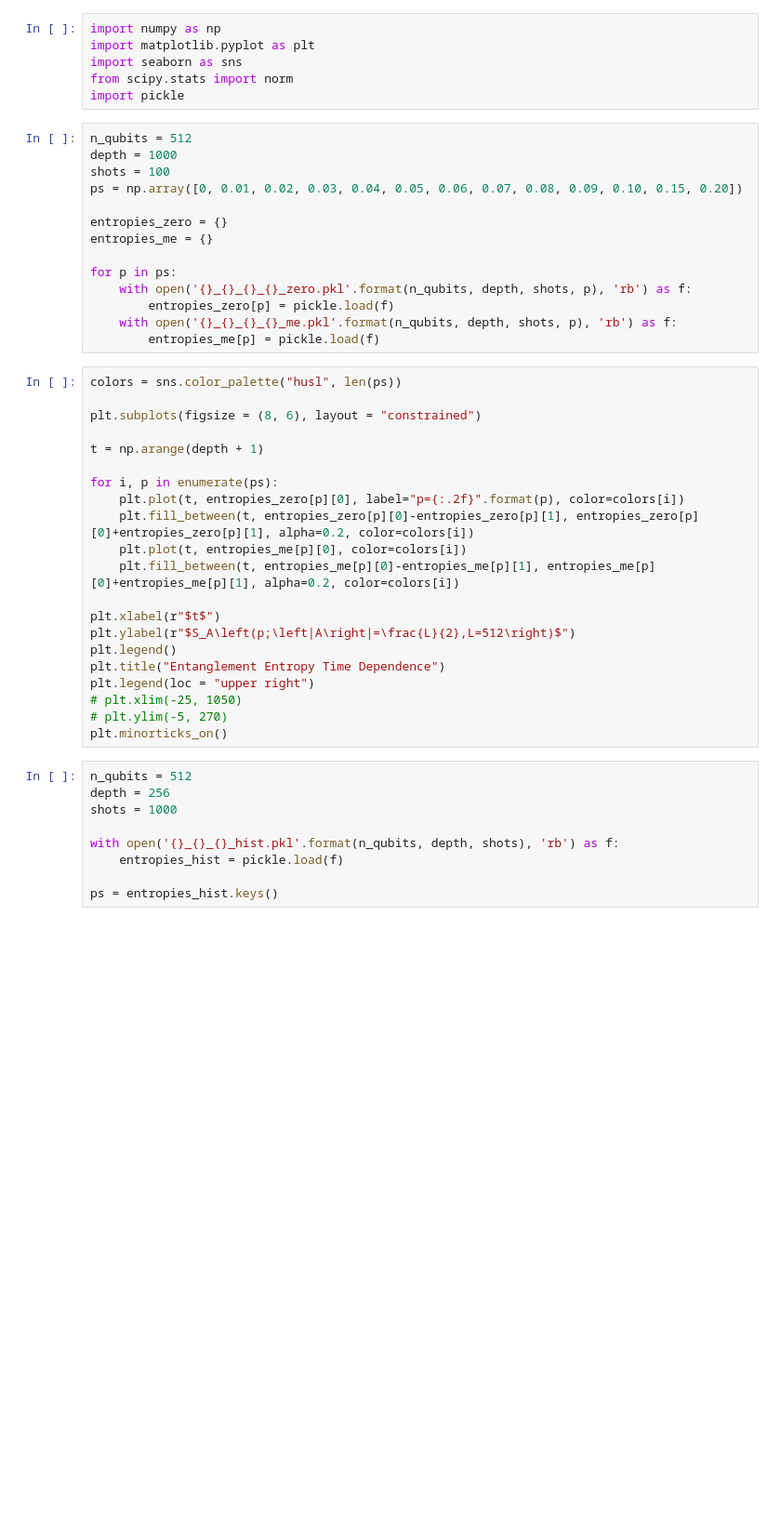
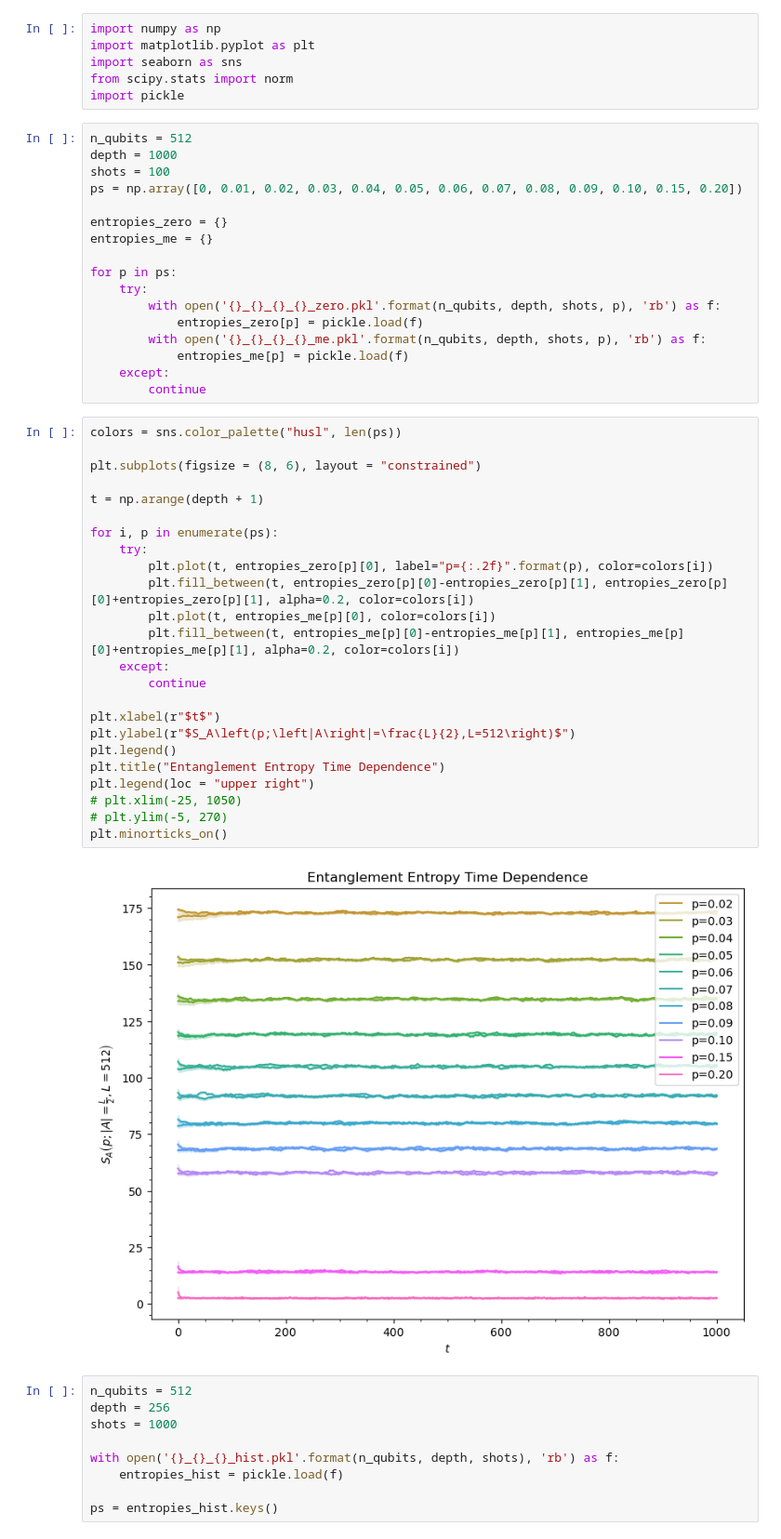
Before and after one commit to DanDan0101/clifford, a Jupyter notebook: plot.ipynb, the cells around one changed output. Shown: that part at 93% size. Cells and saved outputs as stored; diff of their text form; blank space fills up the shorter version.

```diff
--- a/plot.ipynb
+++ b/plot.ipynb
@@ -14,31 +14,39 @@ entropies_zero = {}
 entropies_me = {}
 
 for p in ps:
-    with open('{}_{}_{}_{}_zero.pkl'.format(n_qubits, depth, shots, p), 'rb') as f:
-        entropies_zero[p] = pickle.load(f)
-    with open('{}_{}_{}_{}_me.pkl'.format(n_qubits, depth, shots, p), 'rb') as f:
-        entropies_me[p] = pickle.load(f)
+    try:
+        with open('{}_{}_{}_{}_zero.pkl'.format(n_qubits, depth, shots, p), 'rb') as f:
+            entropies_zero[p] = pickle.load(f)
+        with open('{}_{}_{}_{}_me.pkl'.format(n_qubits, depth, shots, p), 'rb') as f:
+            entropies_me[p] = pickle.load(f)
+    except:
+        continue
 # %%
 colors = sns.color_palette("husl", len(ps))
 
 plt.subplots(figsize = (8, 6), layout = "constrained")
 
 t = np.arange(depth + 1)
 
 for i, p in enumerate(ps):
-    plt.plot(t, entropies_zero[p][0], label="p={:.2f}".format(p), color=colors[i])
-    plt.fill_between(t, entropies_zero[p][0]-entropies_zero[p][1], entropies_zero[p][0]+entropies_zero[p][1], alpha=0.2, color=colors[i])
-    plt.plot(t, entropies_me[p][0], color=colors[i])
-    plt.fill_between(t, entropies_me[p][0]-entropies_me[p][1], entropies_me[p][0]+entropies_me[p][1], alpha=0.2, color=colors[i])
+    try:
+        plt.plot(t, entropies_zero[p][0], label="p={:.2f}".format(p), color=colors[i])
+        plt.fill_between(t, entropies_zero[p][0]-entropies_zero[p][1], entropies_zero[p][0]+entropies_zero[p][1], alpha=0.2, color=colors[i])
+        plt.plot(t, entropies_me[p][0], color=colors[i])
+        plt.fill_between(t, entropies_me[p][0]-entropies_me[p][1], entropies_me[p][0]+entropies_me[p][1], alpha=0.2, color=colors[i])
+    except:
+        continue
 
 plt.xlabel(r"$t$")
 plt.ylabel(r"$S_A\left(p;\left|A\right|=\frac{L}{2},L=512\right)$")
 plt.legend()
 plt.title("Entanglement Entropy Time Dependence")
 plt.legend(loc = "upper right")
 # plt.xlim(-25, 1050)
 # plt.ylim(-5, 270)
 plt.minorticks_on()
+# %% [output]
+[figure, added]
 # %%
 n_qubits = 512
 depth = 256
```
Also changed, not shown: 28 other files.
